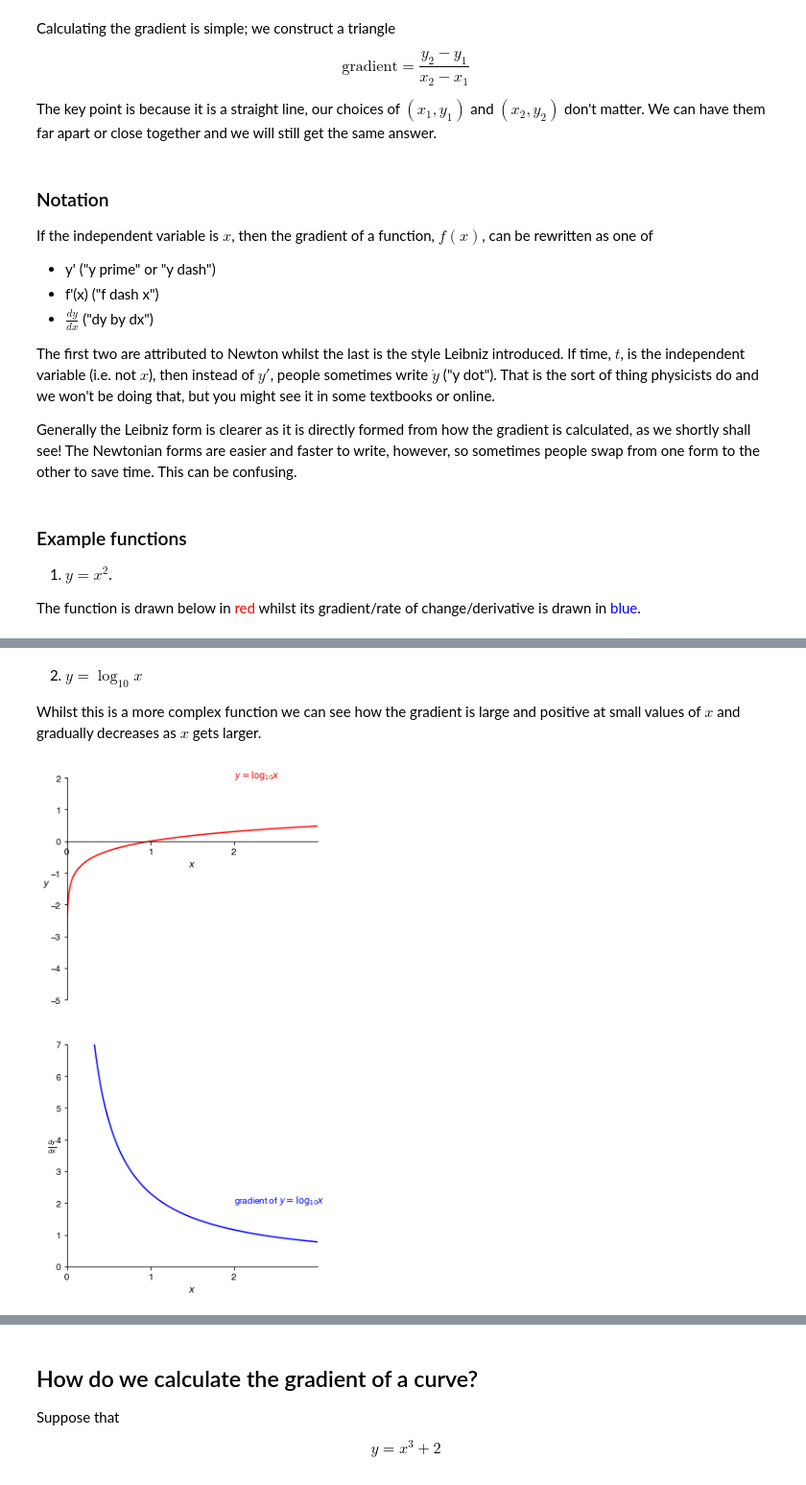
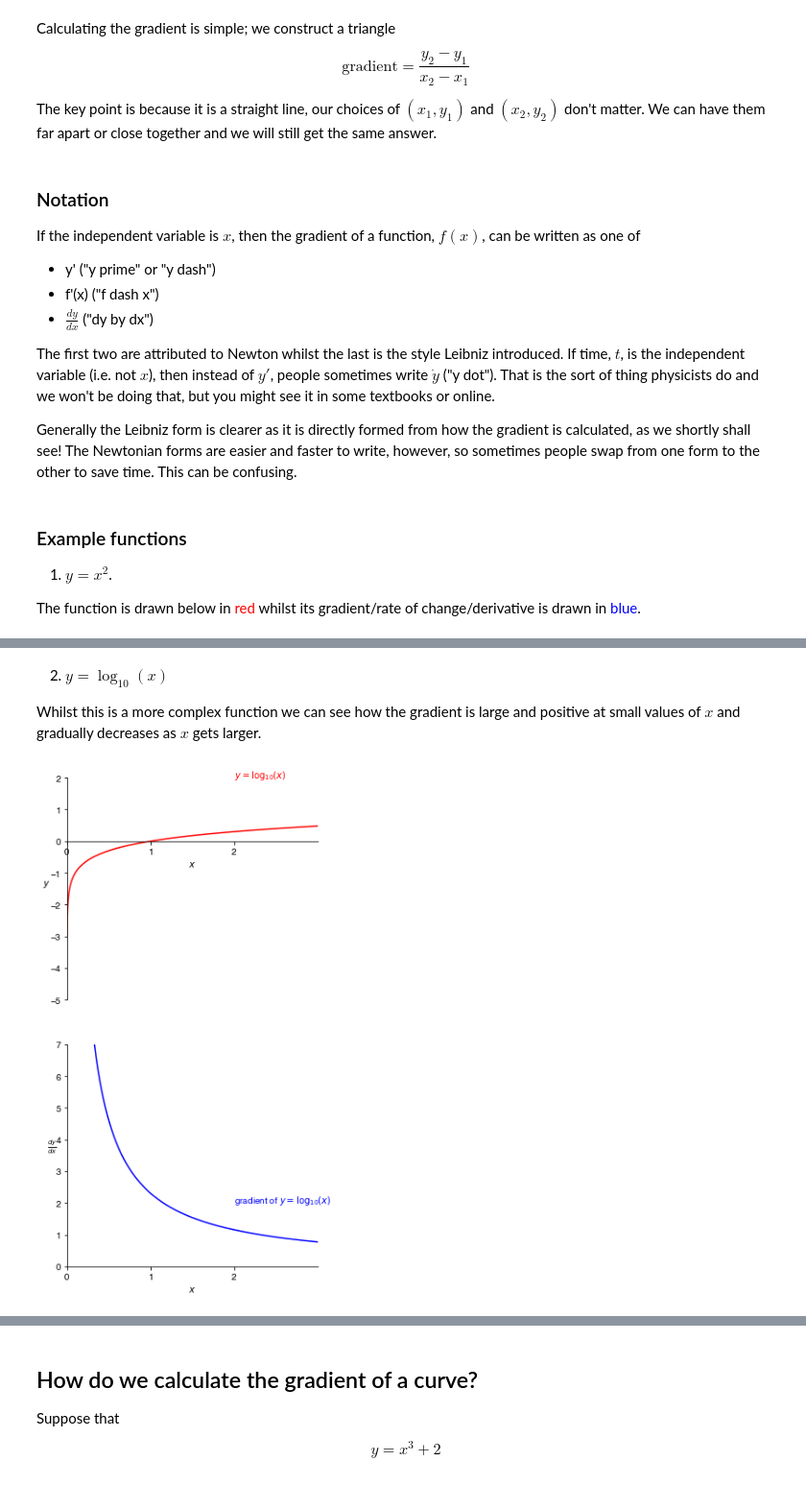
Before and after one commit to philipwfowler/quantitative_biochemistry, a Jupyter notebook: quantitative_biochemistry/Lecture-03-Introducing-Calculus.ipynb, the cells around one changed output, grey strips where cells are left out. Shown at 96% size. Saved outputs shown, nothing was run; the diff lists cells and outputs as text; code cells hidden in the pictures.

```diff
--- a/quantitative_biochemistry/Lecture-03-Introducing-Calculus.ipynb
+++ b/quantitative_biochemistry/Lecture-03-Introducing-Calculus.ipynb
@@ -169,7 +169,7 @@ The key point is because it is a straight line, our choices of $(x_1,y_1)$ and $
 # %% [markdown]
 ### Notation
 
-If the independent variable is $x$, then the gradient of a function, $f(x)$, can be rewritten as one of
+If the independent variable is $x$, then the gradient of a function, $f(x)$, can be written as one of
 * y' ("y prime" or "y dash")
 * f'(x) ("f dash x")
 * $\frac{dy}{dx}$ ("dy by dx")
@@ -220,7 +220,7 @@ code_toggle()
 [figure]
 [interactive output not drawn]
 # %% [markdown]
-2. $y = \log_{10} x$
+2. $y = \log_{10} (x)$
 
 Whilst this is a more complex function we can see how the gradient is large and positive at small values of $x$ and gradually decreases as $x$ gets larger.
 # %%
@@ -228,36 +228,36 @@ x = numpy.linspace(0.001, 3, 3000)
 
 # plt.xkcd()
 fig,axis=plt.subplots(nrows=2,ncols=1,figsize=(5,10))
 
 for i in [0, 1]:
     axis[i].set_xlim([0,3])
     axis[i].set_xticks(numpy.arange(0,3))
     axis[i].set_xlabel('$x$')
     axis[i].set_ylim([-5,2])
 #     axis[i].set_yticks([0,10,20])
     axis[i].set_ylabel('$y$',rotation=0)
     axis[i].spines['left'].set_position('zero')
     axis[i].spines['right'].set_color('none')
     axis[i].spines['bottom'].set_position('zero')
     axis[i].spines['top'].set_color('none')
 
 y = numpy.log(x)/numpy.log(10)
 axis[0].plot(x, y,'r-')
-axis[0].annotate('$y=\log_{10} x$',xy=(2,2),c='r')
+axis[0].annotate('$y=\log_{10} (x)$',xy=(2,2),c='r')
 
 
 y = math.log(10)/x
 axis[1].set_ylim([0,7])
 axis[1].set_ylabel('$\\frac{dy}{dx}$',rotation=0)
 axis[1].plot(x, y,'b-')
-axis[1].annotate('gradient of $y=\log_{10} x$',xy=(2,2),c='b')
+axis[1].annotate('gradient of $y=\log_{10} (x)$',xy=(2,2),c='b')
 
 
 plt.show()
 
 code_toggle()
 # %% [output]
-[figure, old version]
+[figure, new version]
 [interactive output not drawn]
 # %% [markdown]
 ## How do we calculate the gradient of a curve?
```
Also changed, not shown: parts of 4 cells of this notebook, 5 other files.
